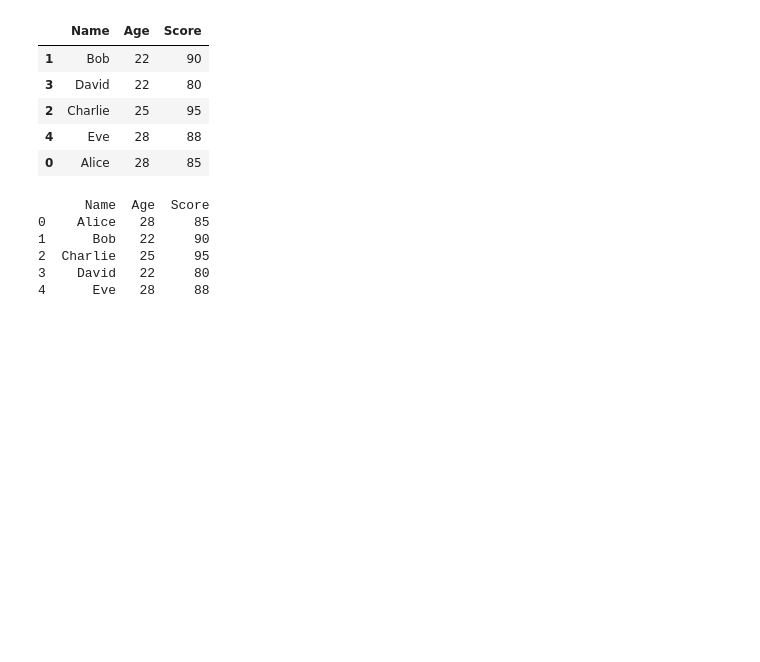
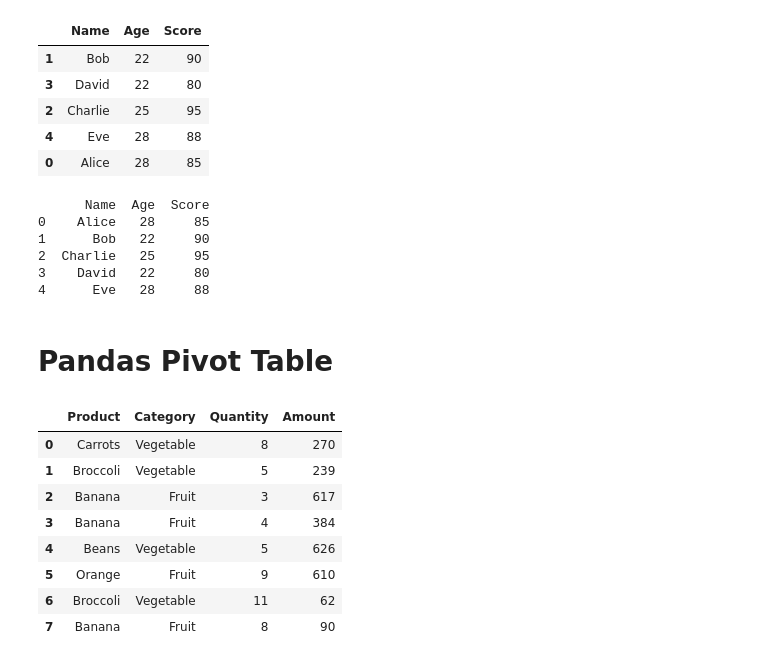
Before and after one commit to Muhammad-Umair-0/Machine-Learning, a Jupyter notebook: Pandas/pandas_DataFrame.ipynb, the cells around one changed output. Saved outputs shown, nothing was run; the diff lists cells and outputs as text; code cells hidden in the pictures; blank space fills up the shorter version.

```diff
--- a/Pandas/pandas_slicing.ipynb
+++ b/Pandas/pandas_DataFrame.ipynb
@@ -469,3 +469,26 @@ print(sorted_df)
 2  Charlie   25     95
 3    David   22     80
 4      Eve   28     88
+# %% [markdown]
+# Pandas Pivot Table
+# %%
+
+
+# creating dataframe
+df = pd.DataFrame({'Product': ['Carrots', 'Broccoli', 'Banana', 'Banana',
+                               'Beans', 'Orange', 'Broccoli', 'Banana'],
+                   'Category': ['Vegetable', 'Vegetable', 'Fruit', 'Fruit',
+                                'Vegetable', 'Fruit', 'Vegetable', 'Fruit'],
+                   'Quantity': [8, 5, 3, 4, 5, 9, 11, 8],
+                   'Amount': [270, 239, 617, 384, 626, 610, 62, 90]})
+df
+# %% [output]
+|  | Product | Category | Quantity | Amount |
+| 0 | Carrots | Vegetable | 8 | 270 |
+| 1 | Broccoli | Vegetable | 5 | 239 |
+| 2 | Banana | Fruit | 3 | 617 |
+| 3 | Banana | Fruit | 4 | 384 |
+| 4 | Beans | Vegetable | 5 | 626 |
+| 5 | Orange | Fruit | 9 | 610 |
+| 6 | Broccoli | Vegetable | 11 | 62 |
+| 7 | Banana | Fruit | 8 | 90 |
```
Also changed, not shown: parts of 5 cells of this notebook.
